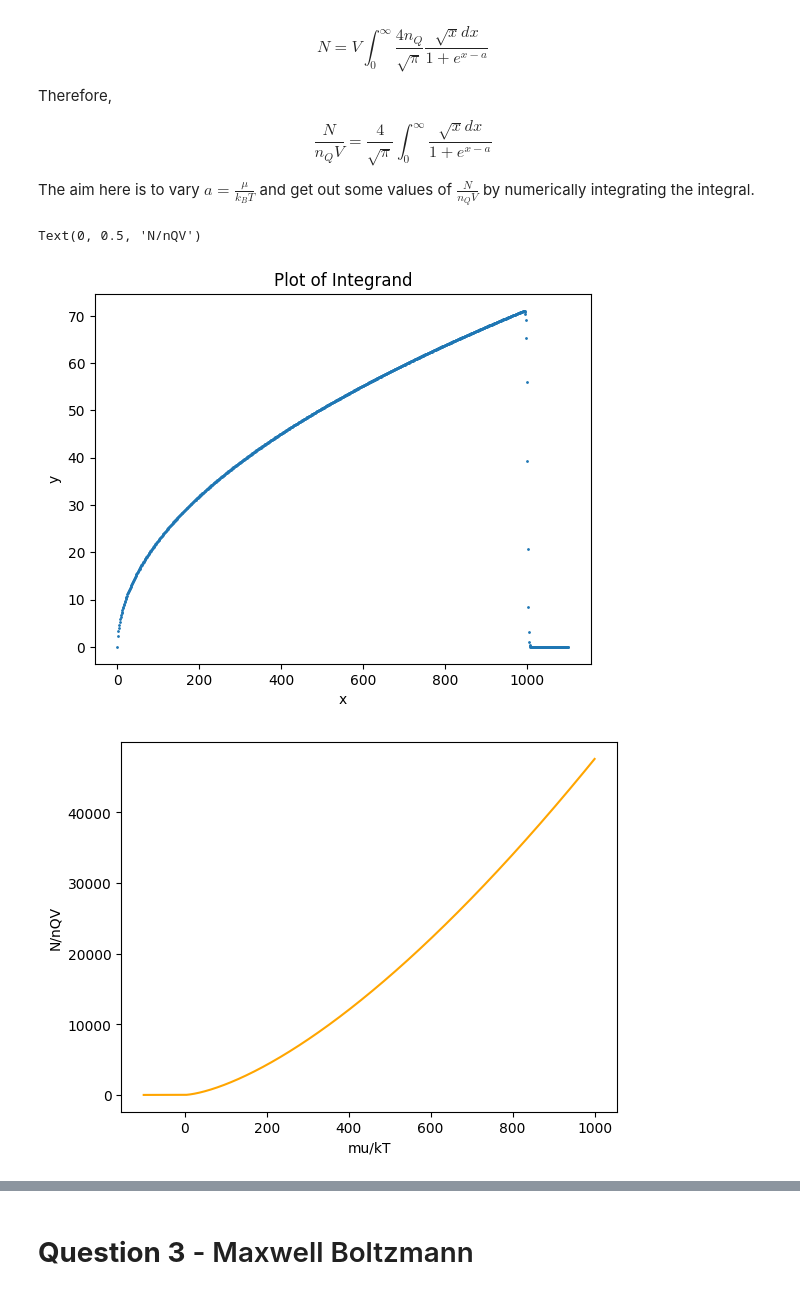
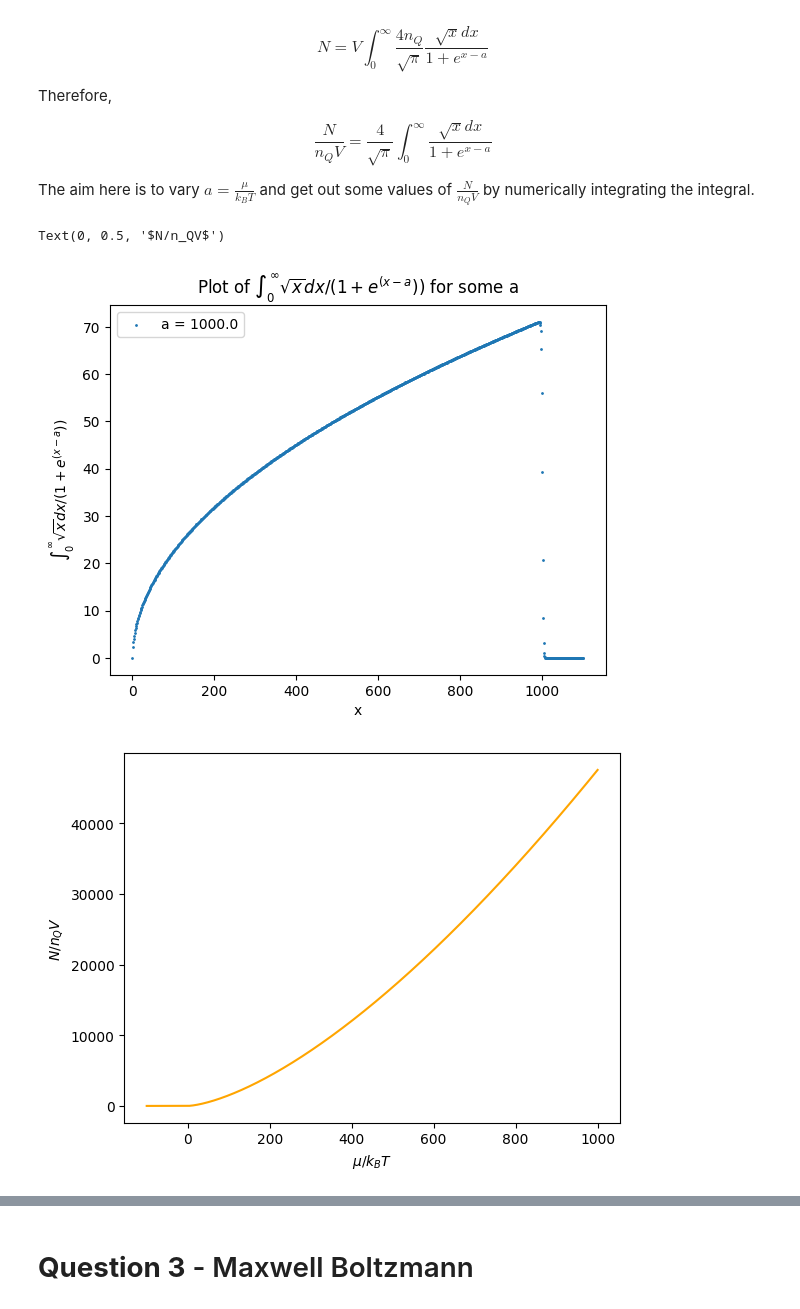
Before and after one commit to LFW25/PHYS512-Computational_Physics, a Jupyter notebook: Assignments/A2.ipynb, the cells around one changed output, grey strips where cells are left out. Drawn from its saved outputs; the diff is of its cells as text; code cells hidden in the pictures.

```diff
--- a/Assignments/A2.ipynb
+++ b/Assignments/A2.ipynb
@@ -150,37 +150,42 @@ The aim here is to vary $a = \frac{\mu}{k_BT}$ and get out some values of $\frac
 # %%
 import numpy as np
 import matplotlib.pyplot as plt
 from scipy.integrate import simpson
 import scipy as sc
 
 def integral(x, a):
     res = 4/np.sqrt(np.pi)*np.sqrt(x)/(1 + np.exp(x - a))
     return res
 
-a_list = np.linspace(-100, 1000, int(10E3)) # a = mu/kT, lower value is -600 since the function encounters overflow at lower values
+def perform_integral(a):
+    N = 1000 # Use 1000 x-points to integrate over
+    x = np.linspace(0, a + 100, N) # Uniform distribution of x-points to integrate over
+    func_y_points = integral(x, a) # Get y-points of the function within the integrand
+
+    return func_y_points, x, simpson(func_y_points, x)
+
+a_list = np.linspace(-100, 1000, int(10E3)) # a = mu/kT, lower limit since the function encounters overflow at lower values
 integral_list = []
-N = 1000 # Use 1000 x-points
 
 for a in a_list:
-    x = np.linspace(0, a + 100, N) # Gaussian distribution of x-points since the function has a Gaussian-ish shape
-    func_y_points = integral(x, a) # Get y-points of the function within the integrand
-    integral_list.append(simpson(func_y_points, x))
-
+    y_vals, x_vals, integral_result = perform_integral(a)
+    integral_list.append(integral_result)
 
 # Plot the values of the integrand
 plt.figure(1)
-plt.scatter(x, func_y_points, s = 1, label = f"a = {a}")
-plt.title('Plot of Integrand')
+plt.scatter(x_vals, y_vals, s = 1, label = f"a = {a}")
+plt.title('Plot of $\int_0^\infty \sqrt{x}dx/(1 + e^{(x - a}))$ for some a')
+plt.legend()
 plt.xlabel("x")
-plt.ylabel("y")
+plt.ylabel("$\int_0^\infty \sqrt{x}dx/(1 + e^{(x - a}))$")
 
 # Plot the LHS against the input mu/kT
 plt.figure(2)
 plt.plot(a_list, integral_list, c = "orange")
-plt.xlabel("mu/kT")
-plt.ylabel("N/nQV")
+plt.xlabel("$\mu/k_BT$")
+plt.ylabel("$N/n_QV$")
 # %% [output]
-Text(0, 0.5, 'N/nQV')
+Text(0, 0.5, '$N/n_QV$')
-[figure, old version]
+[figure, new version]
-[figure, old version]
+[figure, new version]
 # %% [markdown]
```
Also changed, not shown: parts of 11 cells of this notebook.
